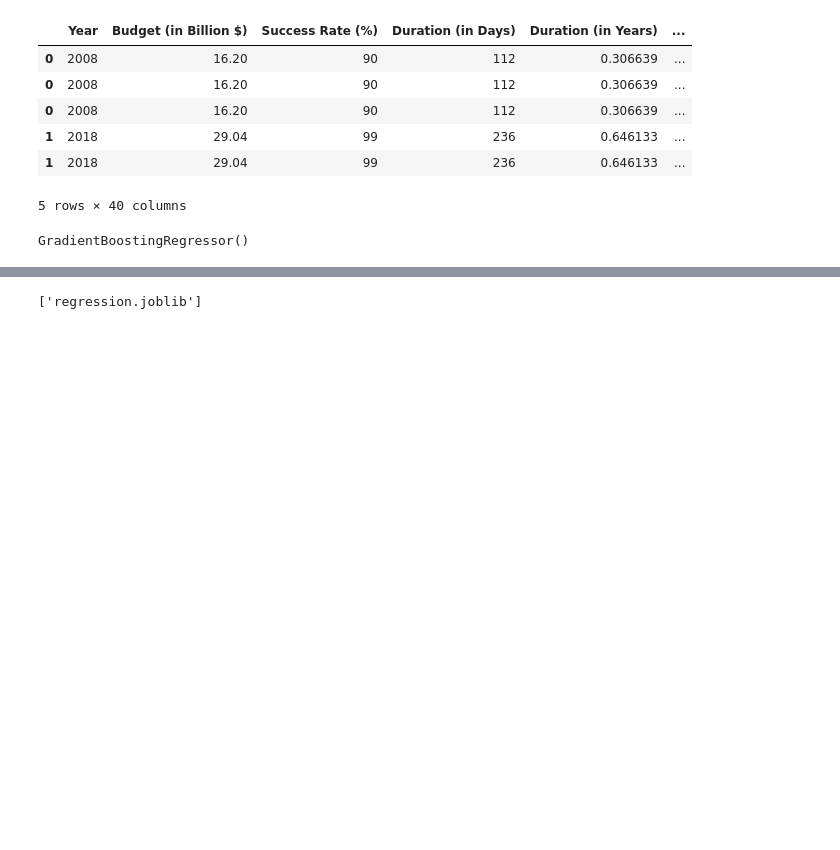
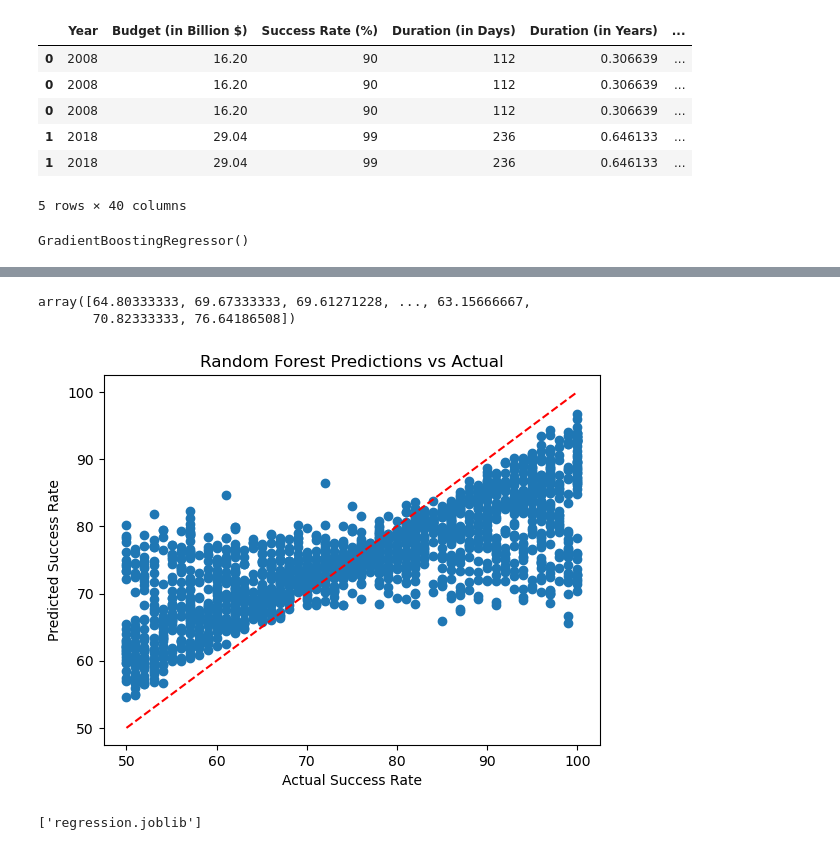
Before and after one commit to BigVictorFans/CU5PROJECTDANISH, a Jupyter notebook: notebook.ipynb, the cells around one changed output, grey strips where cells are left out. Saved outputs shown, nothing was run; the diff lists cells and outputs as text; code cells hidden in the pictures; blank space fills up the shorter version.

```diff
--- a/notebook.ipynb
+++ b/notebook.ipynb
@@ -381,0 +392,2 @@ df.describe
+# %%
+model = rf_model
@@ -381,0 +399,13 @@ df.describe
+# %%
+param_grid = {
+    'n_estimators': [100, 200, 300],
+    'max_depth': [None, 10, 20, 30],
+    'min_samples_split': [2, 5, 10],
+    'min_samples_leaf': [1, 2, 4]
+}
+
+grid_search = GridSearchCV(estimator=model, param_grid=param_grid, cv=5, n_jobs=1, verbose=2)
+grid_search.fit(X_train, y_train)
+
+best_model = grid_search.best_estimator_
+evaluate_model(best_model,X_test,y_test,name='grid_model')
@@ -381,0 +431,3 @@ df.describe
+# %%
+best_model = grid_search.best_estimator_
+evaluate_model(best_model,X_test,y_test,name='grid_model')
@@ -382 +442,18 @@ df.describe
+# %%
+y_pred = best_model.predict(X_test)
+y_pred
+# %% [output]
+array([64.80333333, 69.67333333, 69.61271228, ..., 63.15666667,
+       70.82333333, 76.64186508])
+# %%
+import matplotlib.pyplot as plt
+
+plt.scatter(y_test, y_pred)
+plt.plot([y_test.min(), y_test.max()], [y_test.min(), y_test.max()], 'r--')
+plt.xlabel('Actual Success Rate')
+plt.ylabel('Predicted Success Rate')
+plt.title('Random Forest Predictions vs Actual')
+plt.show()
+# %% [output]
+[figure, added]
 # %%
```
Also changed, not shown: parts of 9 cells of this notebook, 1 other file.
